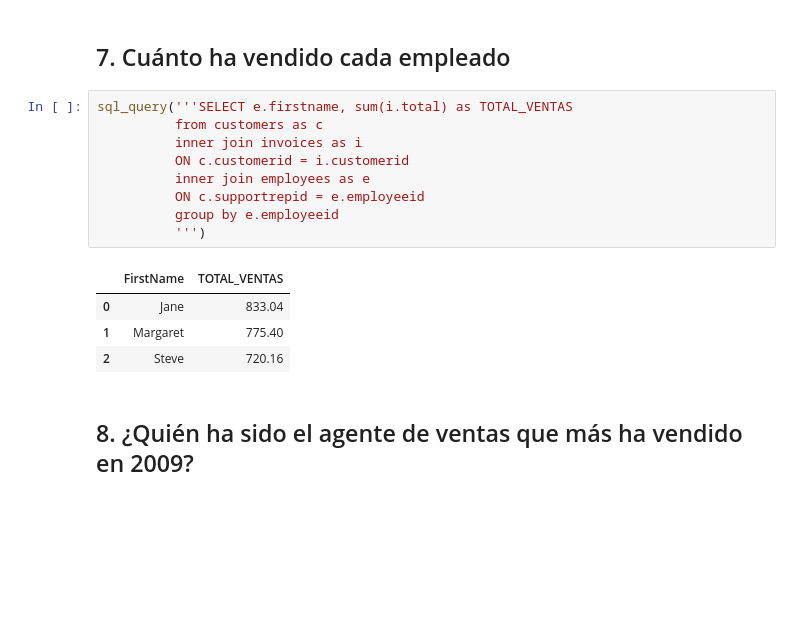
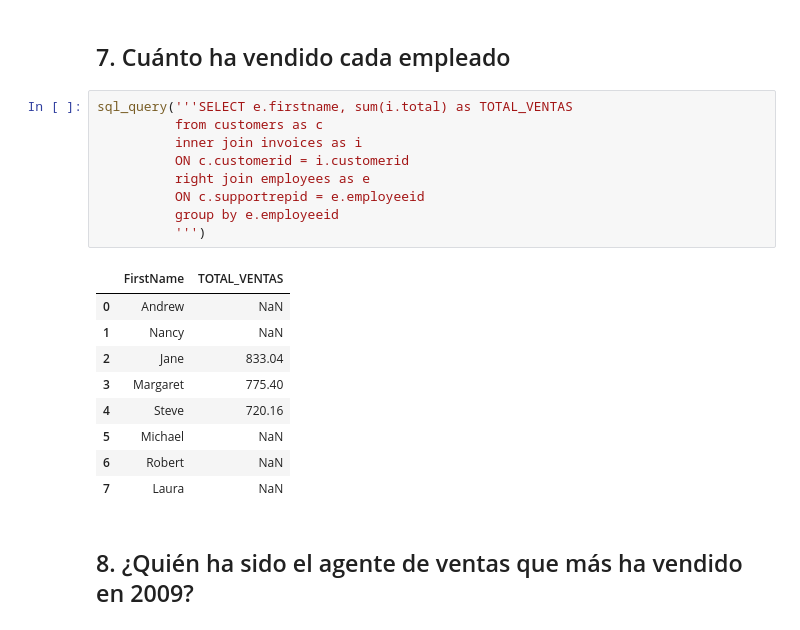
Before and after one commit to asierrodri/ONLINE_DS_THEBRIDGE_MODULOS, a Jupyter notebook: 2-Data_Analysis/8-BBDD/SQL/Practica/1-Chinook/Chinook_ejercicio_Asier.ipynb, the cells around one changed output. Cells and saved outputs as stored; diff of their text form; blank space fills up the shorter version.

```diff
--- a/2-Data_Analysis/8-BBDD/SQL/Practica/1-Chinook/Chinook_ejercicio_Asier.ipynb
+++ b/2-Data_Analysis/8-BBDD/SQL/Practica/1-Chinook/Chinook_ejercicio_Asier.ipynb
@@ -381,17 +381,22 @@ sql_query('''SELECT p.name, count(pt.playlistid)
 # %%
 sql_query('''SELECT e.firstname, sum(i.total) as TOTAL_VENTAS
           from customers as c
           inner join invoices as i
           ON c.customerid = i.customerid
-          inner join employees as e
+          right join employees as e
           ON c.supportrepid = e.employeeid
           group by e.employeeid
           ''')
 # %% [output]
 |  | FirstName | TOTAL_VENTAS |
-| 0 | Jane | 833.04 |
-| 1 | Margaret | 775.40 |
-| 2 | Steve | 720.16 |
+| 0 | Andrew | NaN |
+| 1 | Nancy | NaN |
+| 2 | Jane | 833.04 |
+| 3 | Margaret | 775.40 |
+| 4 | Steve | 720.16 |
+| 5 | Michael | NaN |
+| 6 | Robert | NaN |
+| 7 | Laura | NaN |
 # %% [markdown]
 ## 8. ¿Quién ha sido el agente de ventas que más ha vendido en 2009?
 # %% [markdown]
```
Also changed, not shown: 31 other files.
